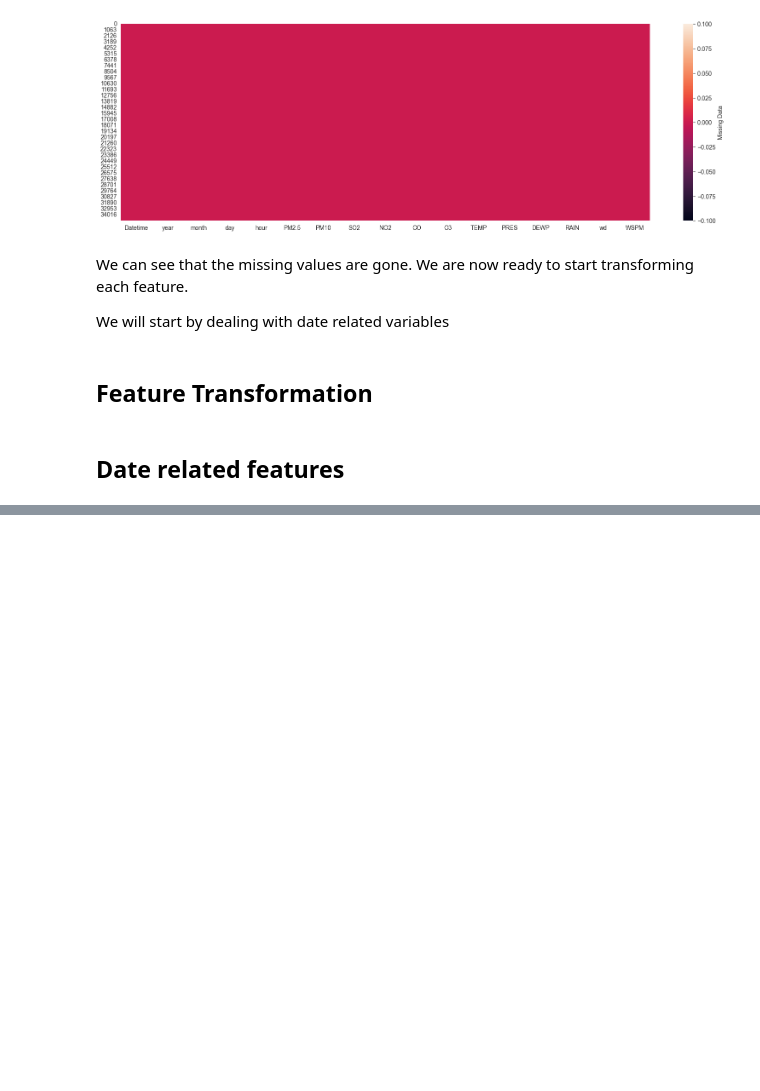
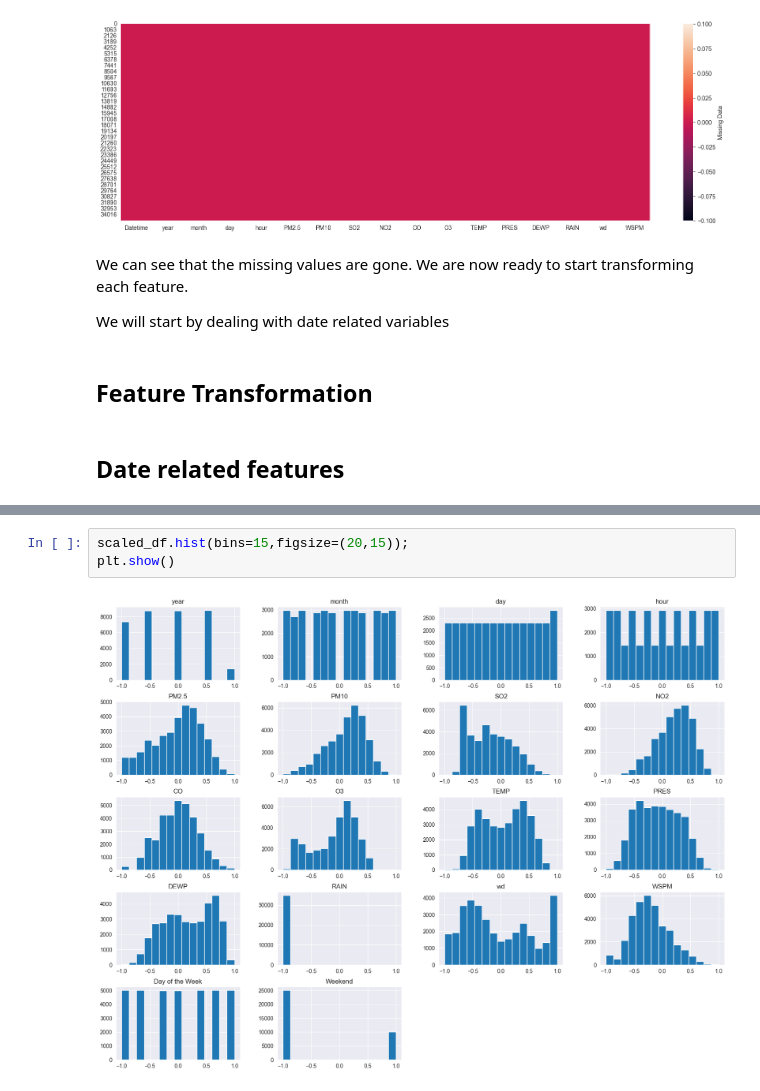
Before and after one commit to Jose-Bastos/MLops_Air, a Jupyter notebook: 2.Feature Engineering.ipynb, the cells around one changed output, grey strips where cells are left out. Drawn from its saved outputs; the diff is of its cells as text; blank space fills up the shorter version.

```diff
--- a/2.Feature Engineering.ipynb
+++ b/2.Feature Engineering.ipynb
@@ -233,0 +319,5 @@ We can add more columns to complete the information we already have:
+# %%
+scaled_df.hist(bins=15,figsize=(20,15));
+plt.show()
+# %% [output]
+[figure, added]
```
Also changed, not shown: parts of 8 cells of this notebook.
